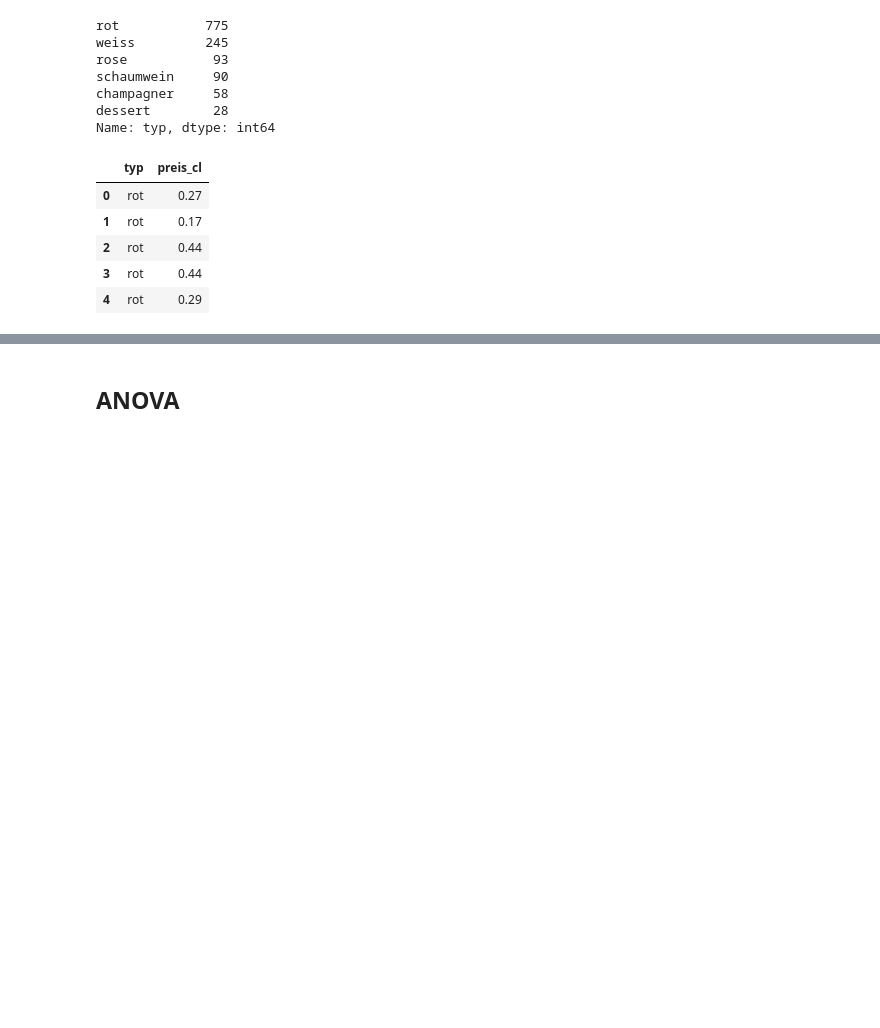
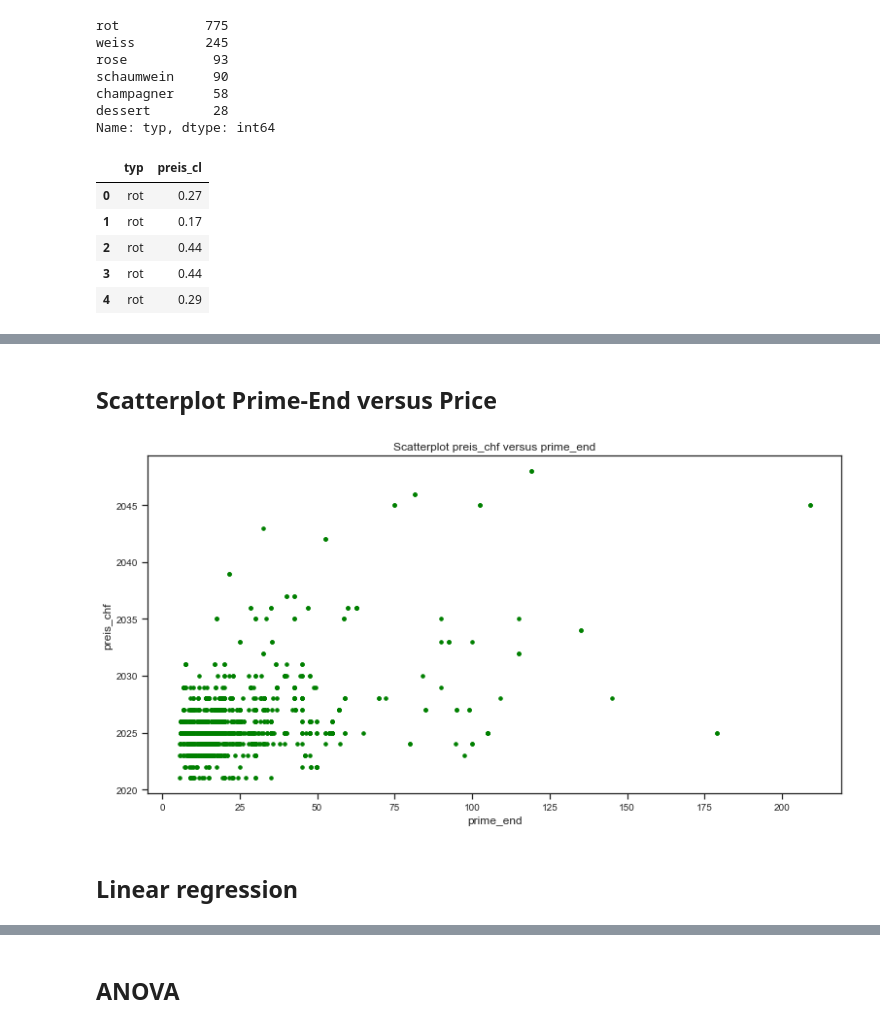
Before and after one commit to TobiasFatzer/data_analytics_final_project, a Jupyter notebook: 02_data_analyzation.ipynb, the cells around one changed output, grey strips where cells are left out. Cells and saved outputs as stored; diff of their text form; code cells hidden in the pictures; blank space fills up the shorter version.

Commit message:
Added Linar Regression

```diff
--- a/02_data_analyzation.ipynb
+++ b/02_data_analyzation.ipynb
@@ -68,0 +115,25 @@ plt.show()
+# %% [markdown]
+## Scatterplot Prime-End versus Price
+# %%
+# Scatterplot
+plt.figure(figsize=(12.8,6.4))
+plt.plot(df['preis_chf'],
+         df['prime_end'],
+         'o',
+         markersize=3.5,
+         color="green")
+
+# Add title and axes labels
+plt.title('Scatterplot preis_chf versus prime_end', fontsize=12)
+plt.ylabel('preis_chf', fontsize=12)
+plt.xlabel('prime_end', fontsize=12)
+
+# Set fontsize of tick labels
+plt.xticks(fontsize = 10)
+plt.yticks(fontsize = 10)
+
+plt.show()
+# %% [output]
+[figure, added]
+# %% [markdown]
+## Linear regression
```
Also changed, not shown: parts of 11 cells of this notebook.
